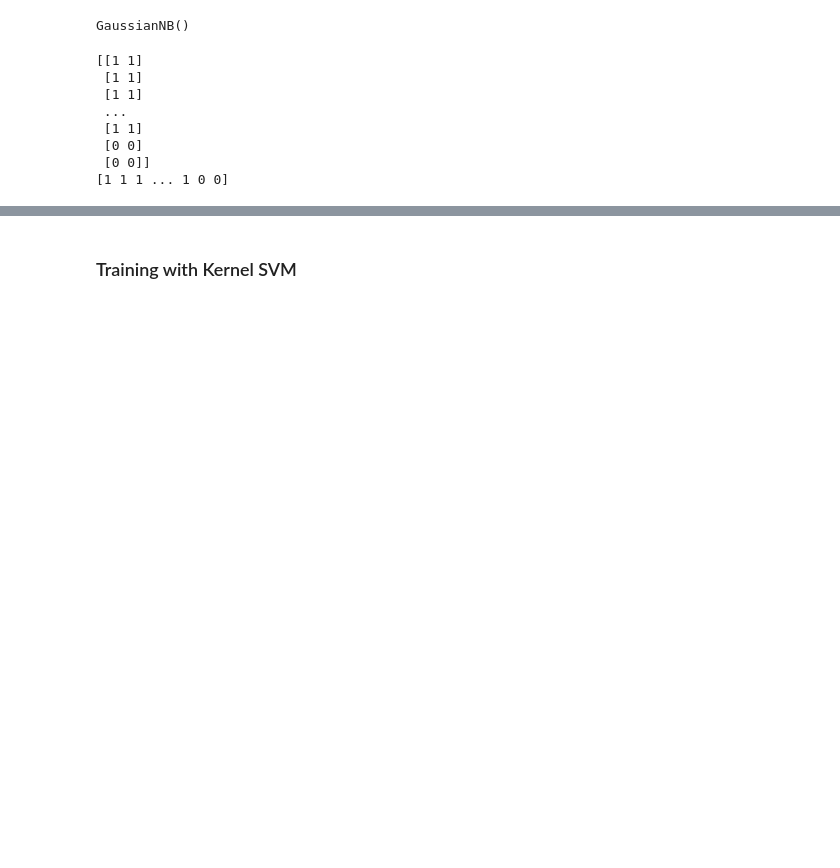
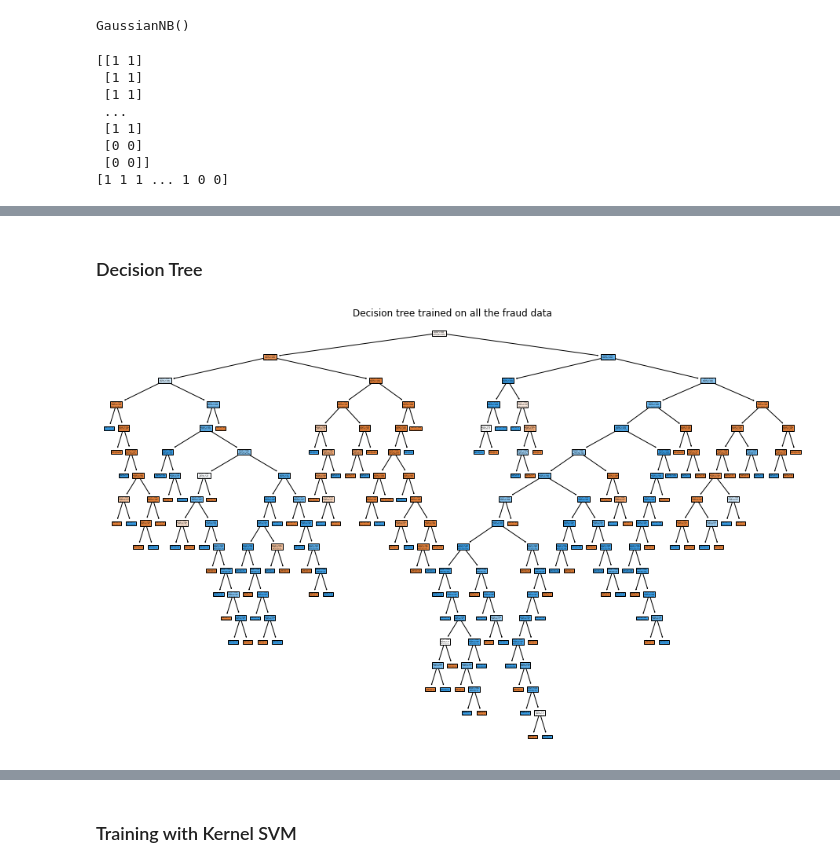
Before and after one commit to PrachetShah/Unscript-Rookies-2022, a Jupyter notebook: flask_app/model/Model.ipynb, the cells around one changed output, grey strips where cells are left out. Saved outputs shown, nothing was run; the diff lists cells and outputs as text; code cells hidden in the pictures; blank space fills up the shorter version.

Commit message:
added updated model ipynb and model .BIN file for processing

```diff
--- a/flask_app/model/Model.ipynb
+++ b/flask_app/model/Model.ipynb
@@ -432,0 +449,14 @@ F1 Score of model: 0.6534839924670433
+# %% [markdown]
+### Decision Tree
+# %%
+# Training the Decision Tree Classification model on the Training set
+from sklearn.tree import DecisionTreeClassifier
+from sklearn import tree
+dr = DecisionTreeClassifier(criterion = 'entropy', random_state = 0)
+dr.fit(X_train, y_train)
+fig = plt.figure(figsize=(16,10))
+tree.plot_tree(dr, filled=True)
+plt.title("Decision tree trained on all the fraud data")
+plt.show()
+# %% [output]
+[figure, added]
```
Also changed, not shown: parts of 38 cells of this notebook, 2 other files.
